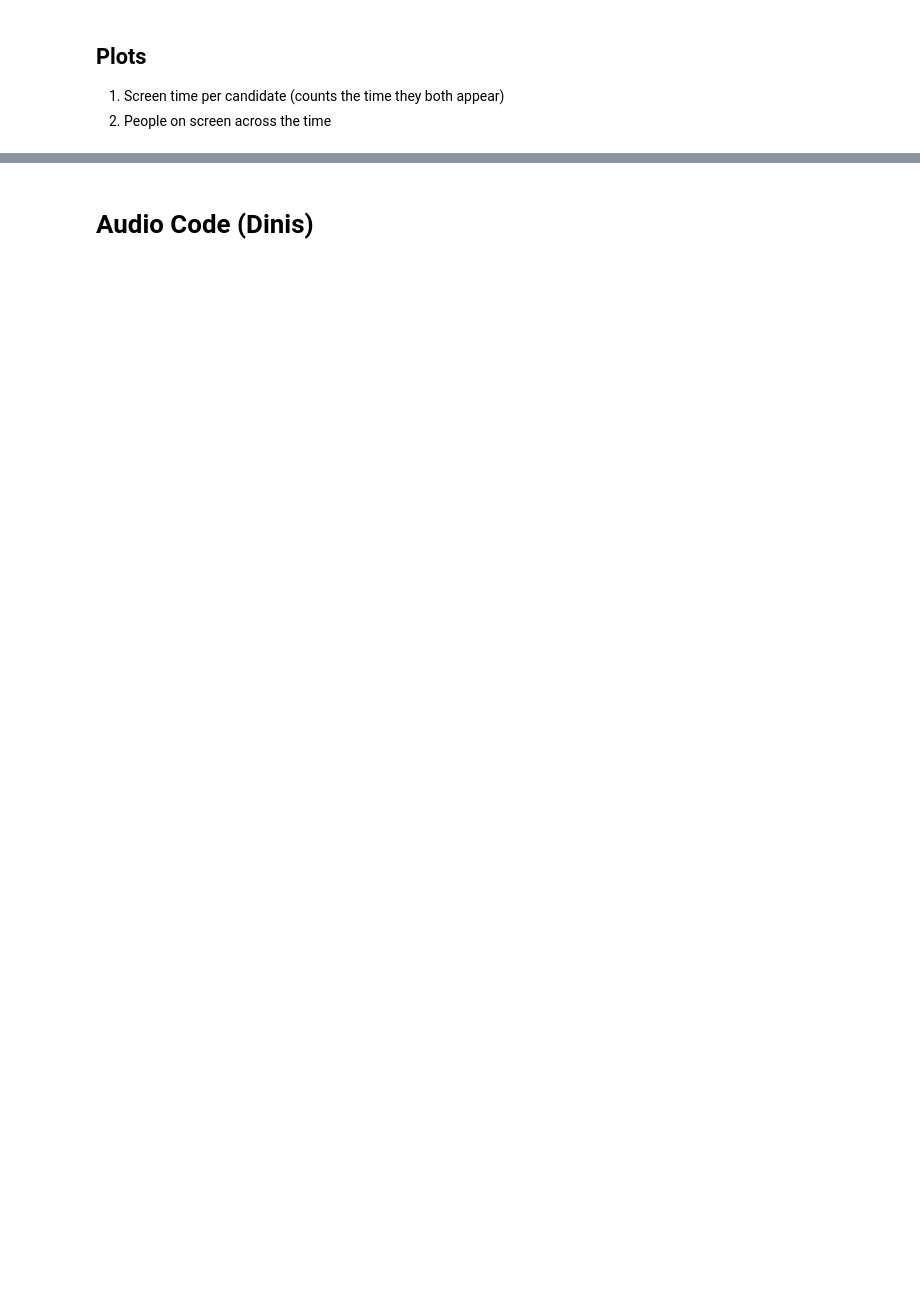
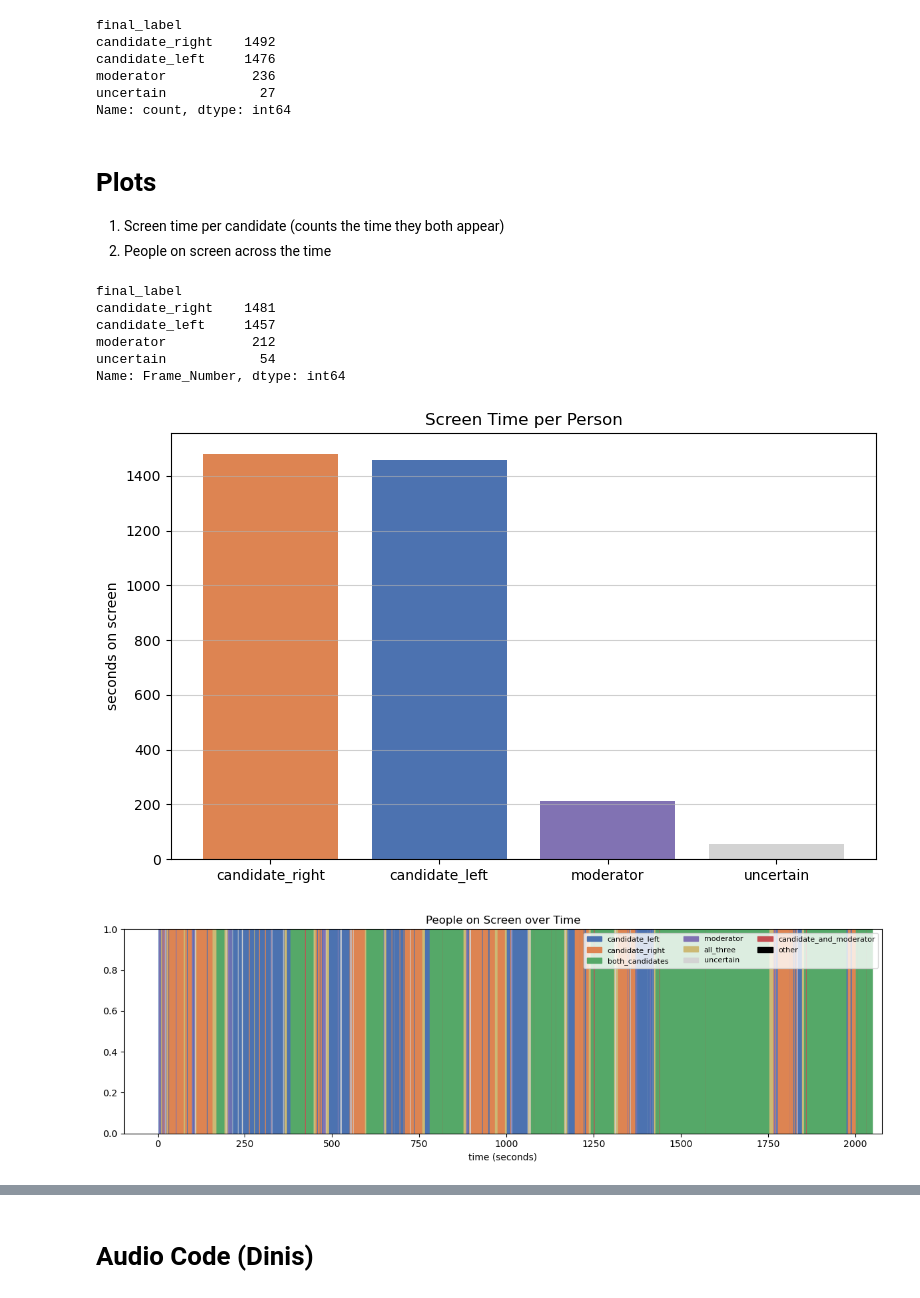
Before and after one commit to Dinisas/Big-Data, a Jupyter notebook: labeling_visual/visual_and_audio.ipynb, the cells around one changed output, grey strips where cells are left out. Cells and saved outputs as stored; diff of their text form; code cells hidden in the pictures; blank space fills up the shorter version.

```diff
--- a/labeling_visual/visual_and_audio.ipynb
+++ b/labeling_visual/visual_and_audio.ipynb
@@ -460,12 +529,13 @@ After knowing the cluster attributed to each person, we can finally label all de
 # %%
-# unify the names, then take truth where known, model guess elsewhere
+# naming mismatch
 known_to_label = {
     'left':  'candidate_left',
     'right': 'candidate_right',
     'moderator': 'moderator',
 }
 data['final_label'] = data['known'].map(known_to_label) # the ones we know (2 and 3 people)
-gap = data['final_label'].isna()                          # these are the 1-person close-ups
+# one person shots were NOne here
+gap = data['final_label'].isna()
 data.loc[gap, 'final_label'] = data.loc[gap, 'person']    # fill them with the clustered guess
 
 print(data['final_label'].value_counts())
@@ -478,16 +548,21 @@ two  = data['People_Count'] == 2
 flip = two & (data['person'] == 'moderator') & (data['cluster_conf'] >= MOD_OVERRIDE_CONF)
 data.loc[flip, 'final_label'] = 'moderator'
 
-#-------- verification prints ------------
-print("times it fired:", int(flip.sum()))
 
 # BUT if we have 2 moderators in a frame - just say uncertain honestly
 for frame_n, group in data.groupby('Frame_Number'):
     moderators = group[group['final_label'] == 'moderator'].index
     if len(moderators) >= 2: #if we have more than 1 moderator in frame
         data.loc[moderators, 'final_label'] = 'uncertain'
+# %% [output]
+final_label
+candidate_right    1492
+candidate_left     1476
+moderator           236
+uncertain            27
+Name: count, dtype: int64
 # %% [markdown]
-## Plots
+# Plots
 1. Screen time per candidate (counts the time they both appear)
 2. People on screen across the time
 # %%
@@ -501,7 +576,7 @@ palette = {'candidate_left': '#4C72B0',
 
 plt.figure(figsize=(8, 5))
 plt.bar(screen_time.index, screen_time.values, color=[palette.get(l, 'gray') for l in screen_time.index])
-plt.ylabel('seconds on screen'); plt.title('Screen time per person')
+plt.ylabel('seconds on screen'); plt.title('Screen Time per Person')
 plt.tight_layout()
 plt.grid(True, axis='y', alpha=0.6)
 plt.show()
@@ -511,46 +586,47 @@ def summarize_frame(labels):
     if len(labels) == 0:
         return 'uncertain'
 
-    has_left      = 'candidate_left'  in labels
-    has_right     = 'candidate_right' in labels
-    has_moderator = 'moderator'       in labels
+    has_left = 'candidate_left' in labels
+    has_right= 'candidate_right' in labels
+    has_moderator = 'moderator' in labels
 
     if has_left and has_right and has_moderator:
         return 'all_three'
     if has_left and has_right:
         return 'both_candidates'
     if has_moderator and (has_left or has_right):
         return 'candidate_and_moderator'
     if len(set(labels)) == 1:
         return labels[0]
     return 'other'
 
 frame_summary = data.groupby('Frame_Number')['final_label'].apply(summarize_frame)
 
 color_map = {'candidate_left': '#4C72B0',
              'candidate_right': '#DD8452',
              'both_candidates': '#55A868',
              'moderator': '#8172B3',
              'all_three': '#CCB974',
              'uncertain': 'lightgray',
              'candidate_and_moderator': '#C44E52',
              'other': 'black'}
 
 plt.figure(figsize=(12, 4))
 for frame_num, lab in frame_summary.items():
     plt.axvline(x=frame_num, color=color_map.get(lab, 'white'), linewidth=1)
 from matplotlib.patches import Patch
 plt.legend(handles=[Patch(color=c, label=l) for l, c in color_map.items()],
            loc='upper right', ncol=3, fontsize=8)
-plt.xlabel('time (seconds)'); plt.title('Who is on screen over time')
+plt.xlabel('time (seconds)'); plt.title('People on Screen over Time')
 plt.tight_layout()
 plt.show()
-
-plt.figure(figsize=(7, 4))
-plt.hist(data['cluster_conf'].dropna(), bins=30, color='#4C72B0')
-plt.axvline(thrs_conf, color='red', linestyle='--', label='uncertain cutoff')
-plt.xlabel('GMM confidence'); plt.ylabel('faces'); plt.legend()
-plt.title(f'How confident the clustering was - {person1} vs. {person2}')
-plt.grid(True)
-plt.show()
+# %% [output]
+final_label
+candidate_right    1481
+candidate_left     1457
+moderator           212
+uncertain            54
+Name: Frame_Number, dtype: int64
+[figure, added]
+[figure, added]
 # %% [markdown]
```
Also changed, not shown: parts of 48 cells of this notebook, 1 other file.
